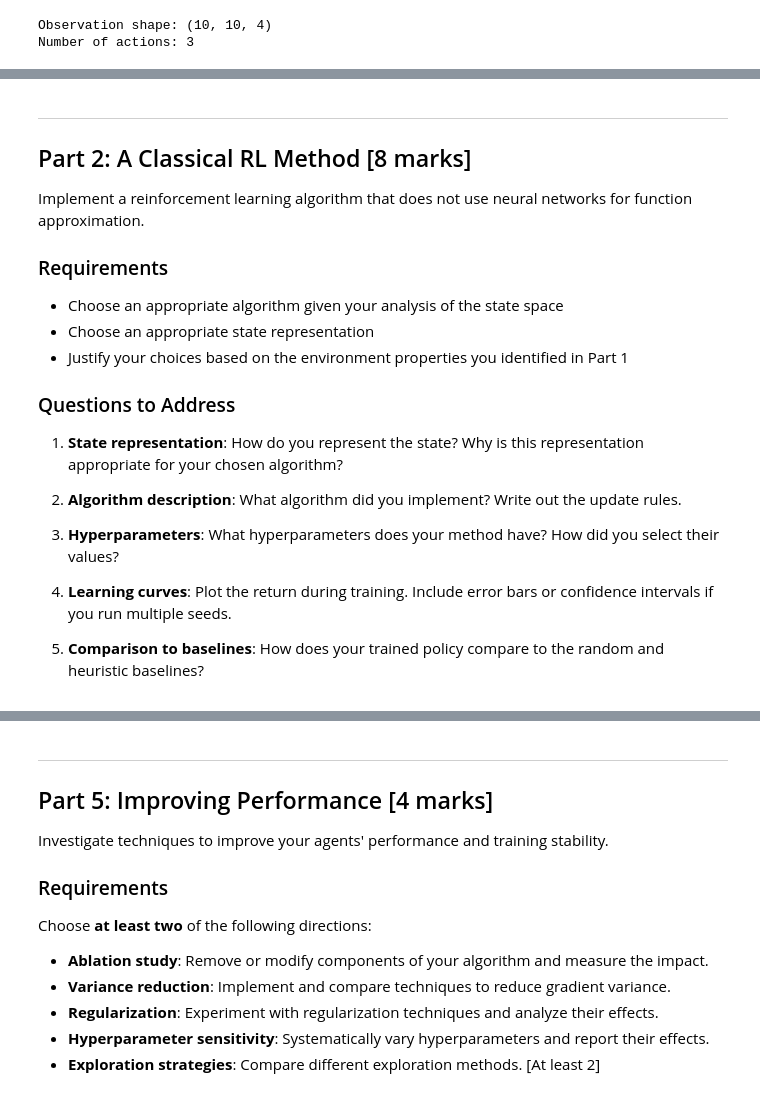
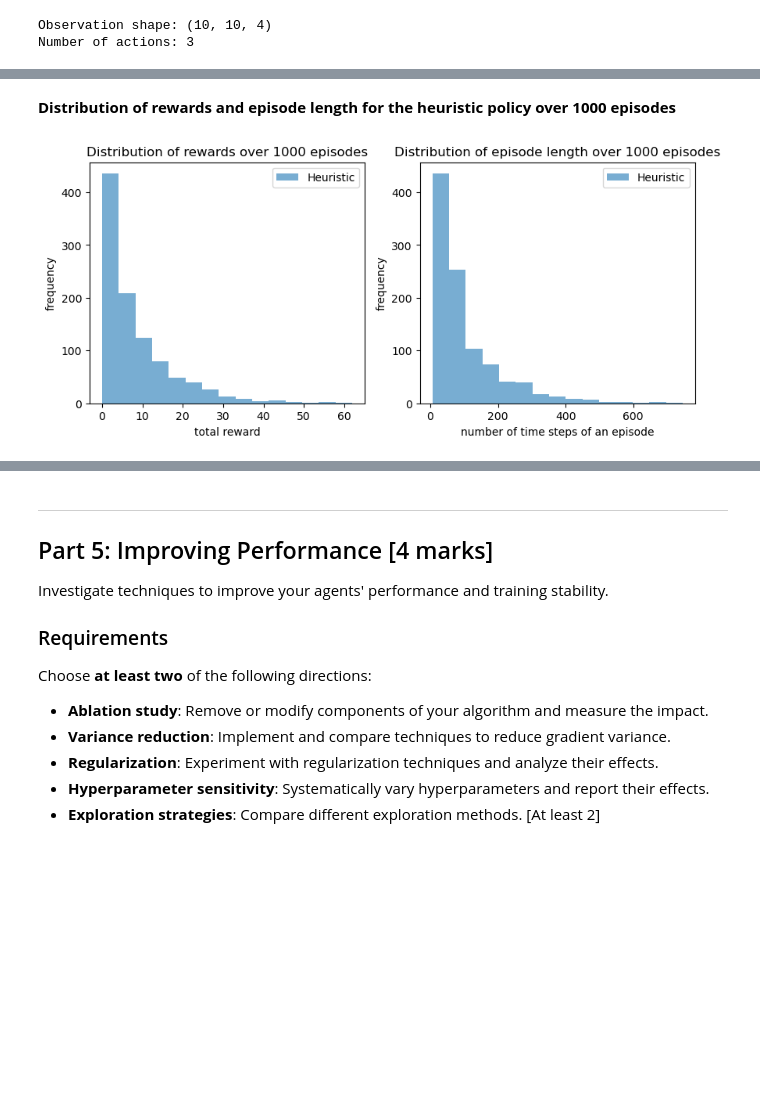
Before and after one commit to jeanlouvaleau/Reinforcement-Learning-coding-assignment, a Jupyter notebook: RL coding assignment.ipynb, the cells around one changed output, grey strips where cells are left out. Saved outputs shown, nothing was run; the diff lists cells and outputs as text; code cells hidden in the pictures; blank space fills up the shorter version.

```diff
--- a/RL coding assignment.ipynb
+++ b/RL coding assignment.ipynb
@@ -332,44 +304,21 @@ plt.show()
+# %% [markdown]
+**Distribution of rewards and episode length for the heuristic policy over 1000 episodes**
 # %%
-
-# 2. Distribution of rewards and episode length
 fig, (ax1, ax2) = plt.subplots(1, 2, figsize=(10, 4))
 
-ax1.hist(random_rewards, bins=15, alpha=0.6, label='Random')
 ax1.hist(heuristic_rewards, bins=15, alpha=0.6, label='Heuristic')
-ax1.set_title('Distribution des récompenses')
-ax1.set_xlabel('Récompense totale')
-ax1.set_ylabel('Fréquence')
+ax1.set_title('Distribution of rewards over 1000 episodes')
+ax1.set_xlabel('total reward')
+ax1.set_ylabel('frequency')
 ax1.legend()
 
-ax2.hist(random_steps, bins=15, alpha=0.6, label='Random')
 ax2.hist(heuristic_steps, bins=15, alpha=0.6, label='Heuristic')
-ax2.set_title('Distribution de la durée des épisodes')
-ax2.set_xlabel('Nombre de pas')
-ax2.set_ylabel('Fréquence')
+
+ax2.set_title('Distribution of episode length over 1000 episodes')
+ax2.set_xlabel('number of time steps of an episode')
+ax2.set_ylabel('frequency')
 ax2.legend()
 
 plt.show()
+# %% [output]
+[figure, added]
-# %% [markdown]
----
-
-## Part 2: A Classical RL Method [8 marks]
-
-Implement a reinforcement learning algorithm that does not use neural networks for function approximation.
-
-### Requirements
-
-- Choose an appropriate algorithm given your analysis of the state space
-- Choose an appropriate state representation
-- Justify your choices based on the environment properties you identified in Part 1
-
-### Questions to Address
-
-1. **State representation**: How do you represent the state? Why is this representation appropriate for your chosen algorithm?
-
-2. **Algorithm description**: What algorithm did you implement? Write out the update rules.
-
-3. **Hyperparameters**: What hyperparameters does your method have? How did you select their values?
-
-4. **Learning curves**: Plot the return during training. Include error bars or confidence intervals if you run multiple seeds.
-
-5. **Comparison to baselines**: How does your trained policy compare to the random and heuristic baselines?
```
Also changed, not shown: parts of 69 cells of this notebook.
